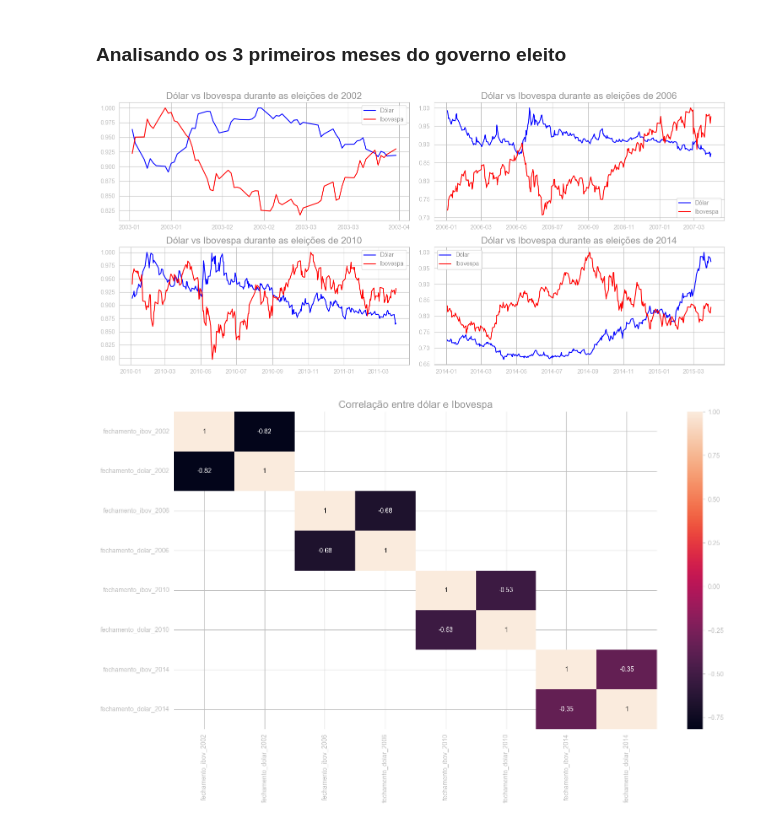
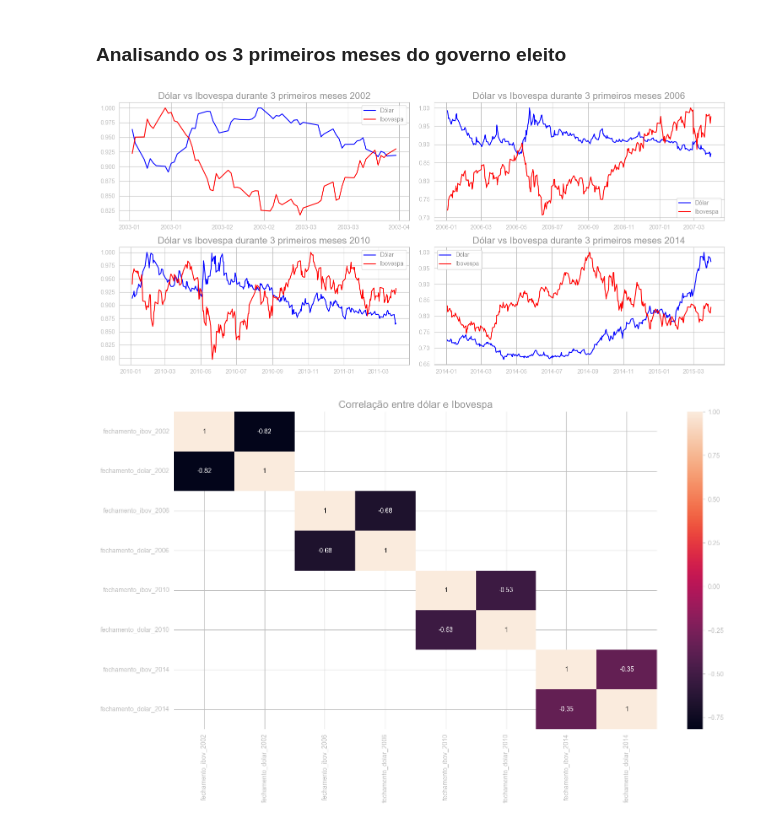
Before and after one commit to naruhikohama/tcc-adados, a Jupyter notebook: notebook.ipynb, the cells around one changed output. Cells and saved outputs as stored; diff of their text form; code cells hidden in the pictures.

```diff
--- a/notebook.ipynb
+++ b/notebook.ipynb
@@ -161,36 +182,36 @@ df_gov4 = df1[(df1['data'] >= '2014-01-01') & (df1['data'] <= '2015-03-31')]
 # %%
 # Criando o gráfico usando o Matplotlib
 fig, axs = plt.subplots(2, 2, figsize=(15, 7))
 date_format = DateFormatter("%Y-%m")
 
 axs[0,0].plot(df_gov1['data'], (df_gov1['fechamento_dolar'] / df_gov1['fechamento_dolar'].max()), label='Dólar', color='blue')
 axs[0,0].plot(df_gov1['data'], (df_gov1['fechamento_ibov'] / df_gov1['fechamento_ibov'].max()), label='Ibovespa', color='red')
 axs[0,0].xaxis.set_major_formatter(date_format)
-axs[0,0].set_title('Dólar vs Ibovespa durante as eleições de 2002', fontsize=16)
+axs[0,0].set_title('Dólar vs Ibovespa durante 3 primeiros meses 2002', fontsize=16)
 axs[0,0].legend()
 
 axs[0,1].plot(df_gov2['data'], (df_gov2['fechamento_dolar'] / df_gov2['fechamento_dolar'].max()), label='Dólar', color='blue')
 axs[0,1].plot(df_gov2['data'], (df_gov2['fechamento_ibov'] / df_gov2['fechamento_ibov'].max()), label='Ibovespa', color='red')
 axs[0,1].xaxis.set_major_formatter(date_format)
-axs[0,1].set_title('Dólar vs Ibovespa durante as eleições de 2006', fontsize=16)
+axs[0,1].set_title('Dólar vs Ibovespa durante 3 primeiros meses 2006', fontsize=16)
 axs[0,1].legend()
 
 axs[1,0].plot(df_gov3['data'], (df_gov3['fechamento_dolar'] / df_gov3['fechamento_dolar'].max()), label='Dólar', color='blue')
 axs[1,0].plot(df_gov3['data'], (df_gov3['fechamento_ibov'] / df_gov3['fechamento_ibov'].max()), label='Ibovespa', color='red')
 axs[1,0].xaxis.set_major_formatter(date_format)
-axs[1,0].set_title('Dólar vs Ibovespa durante as eleições de 2010', fontsize=16)
+axs[1,0].set_title('Dólar vs Ibovespa durante 3 primeiros meses 2010', fontsize=16)
 axs[1,0].legend()
 
 axs[1,1].plot(df_gov4['data'], (df_gov4['fechamento_dolar'] / df_gov4['fechamento_dolar'].max()), label='Dólar', color='blue')
 axs[1,1].plot(df_gov4['data'], (df_gov4['fechamento_ibov'] / df_gov4['fechamento_ibov'].max()), label='Ibovespa', color='red')
 axs[1,1].xaxis.set_major_formatter(date_format)
-axs[1,1].set_title('Dólar vs Ibovespa durante as eleições de 2014', fontsize=16)
+axs[1,1].set_title('Dólar vs Ibovespa durante 3 primeiros meses 2014', fontsize=16)
 axs[1,1].legend()
 
 plt.tight_layout()
 plt.show()
 # %% [output]
-[figure, old version]
+[figure, new version]
 # %%
 # unindo os dataframes
 df_gov1 = df_gov1[['data', 'fechamento_ibov', 'fechamento_dolar']]
```
Also changed, not shown: parts of 31 cells of this notebook.
